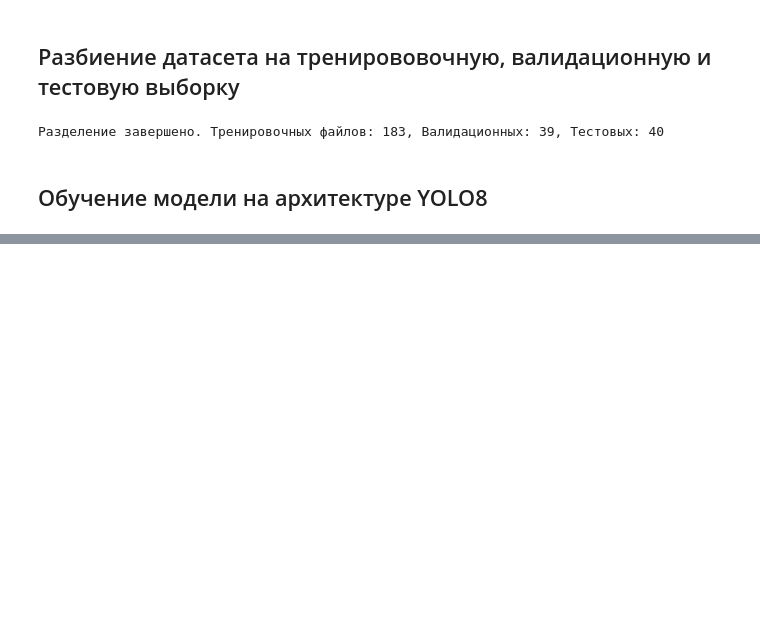
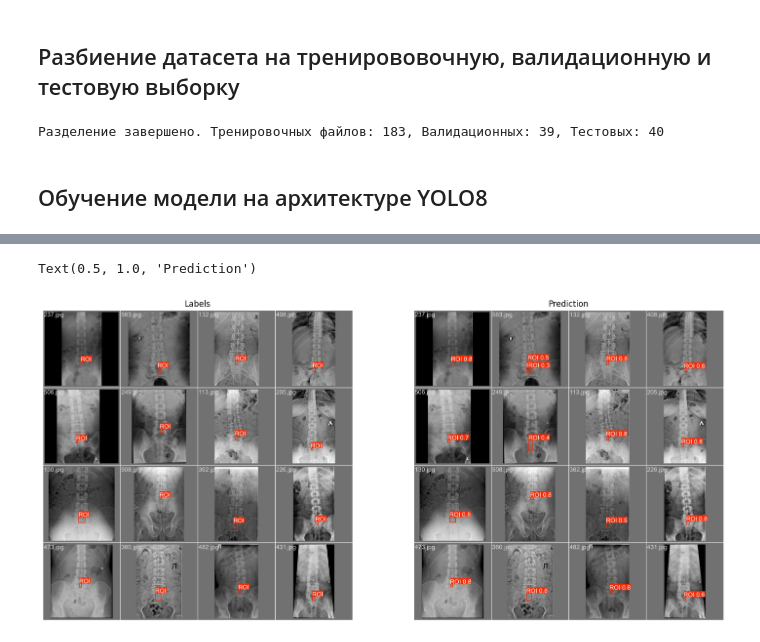
Before and after one commit to almanelis/spina_bifida, a Jupyter notebook: train_detection_model.ipynb, the cells around one changed output, grey strips where cells are left out. Cells and saved outputs as stored; diff of their text form; code cells hidden in the pictures; blank space fills up the shorter version.

```diff
--- a/train_detection_model.ipynb
+++ b/train_detection_model.ipynb
@@ -175,0 +266,20 @@ results = model.train(data=f'yolo_dataset/data.yaml', epochs = 60, imgsz = 320,
+# %%
+plot1 = cv2.imread(r'detect/train/val_batch0_labels.jpg')
+plot2 = cv2.imread(r'detect/train/val_batch0_pred.jpg')
+
+fig = plt.figure(figsize=(18, 9))
+
+fig.add_subplot(1, 2, 1)
+
+plt.imshow(plot1)
+plt.axis('off')
+plt.title("Labels")
+
+fig.add_subplot(1, 2, 2)
+
+plt.imshow(plot2)
+plt.axis('off')
+plt.title("Prediction")
+# %% [output]
+Text(0.5, 1.0, 'Prediction')
+[figure, added]
```
Also changed, not shown: parts of 7 cells of this notebook, 19 other files.
